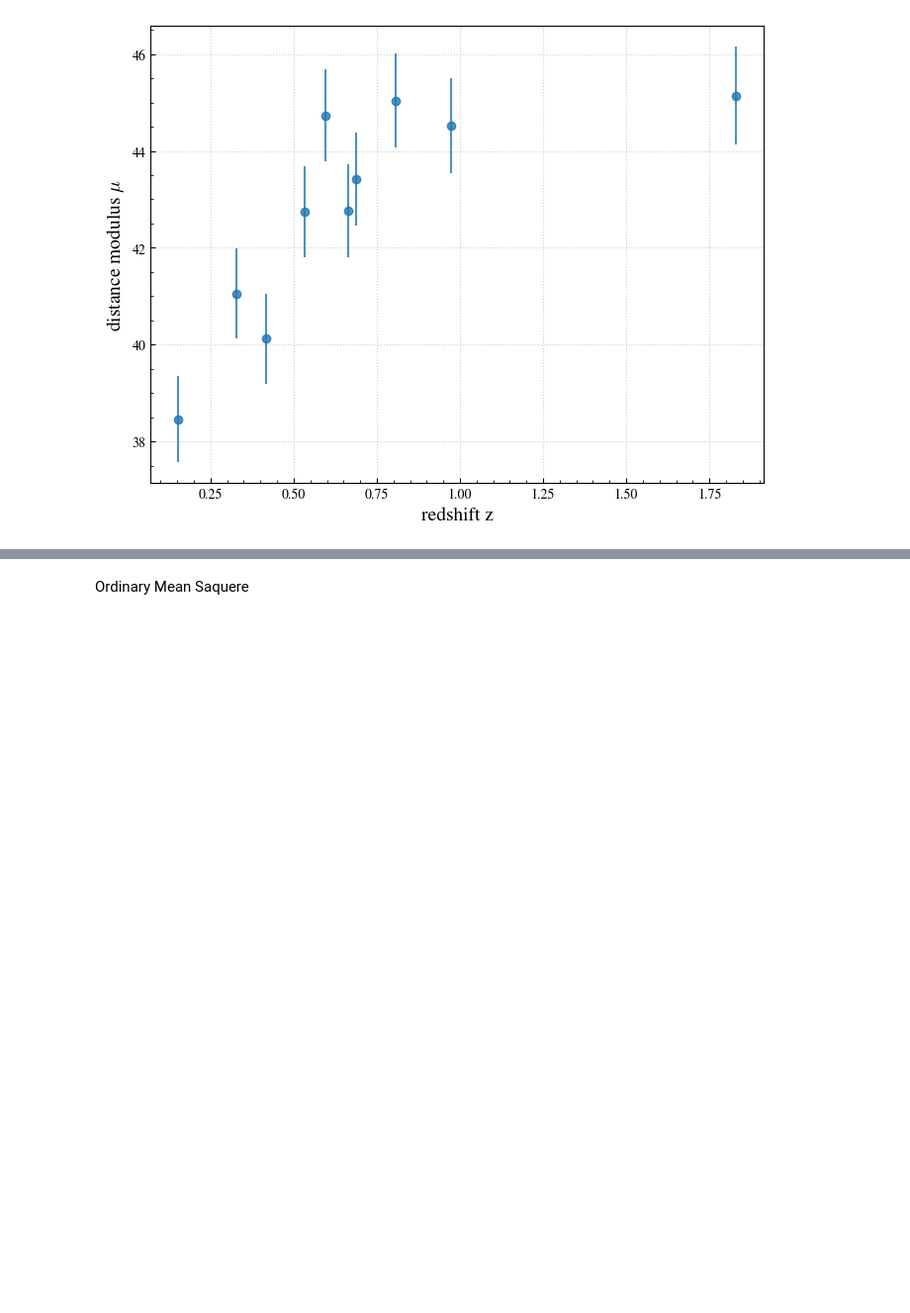
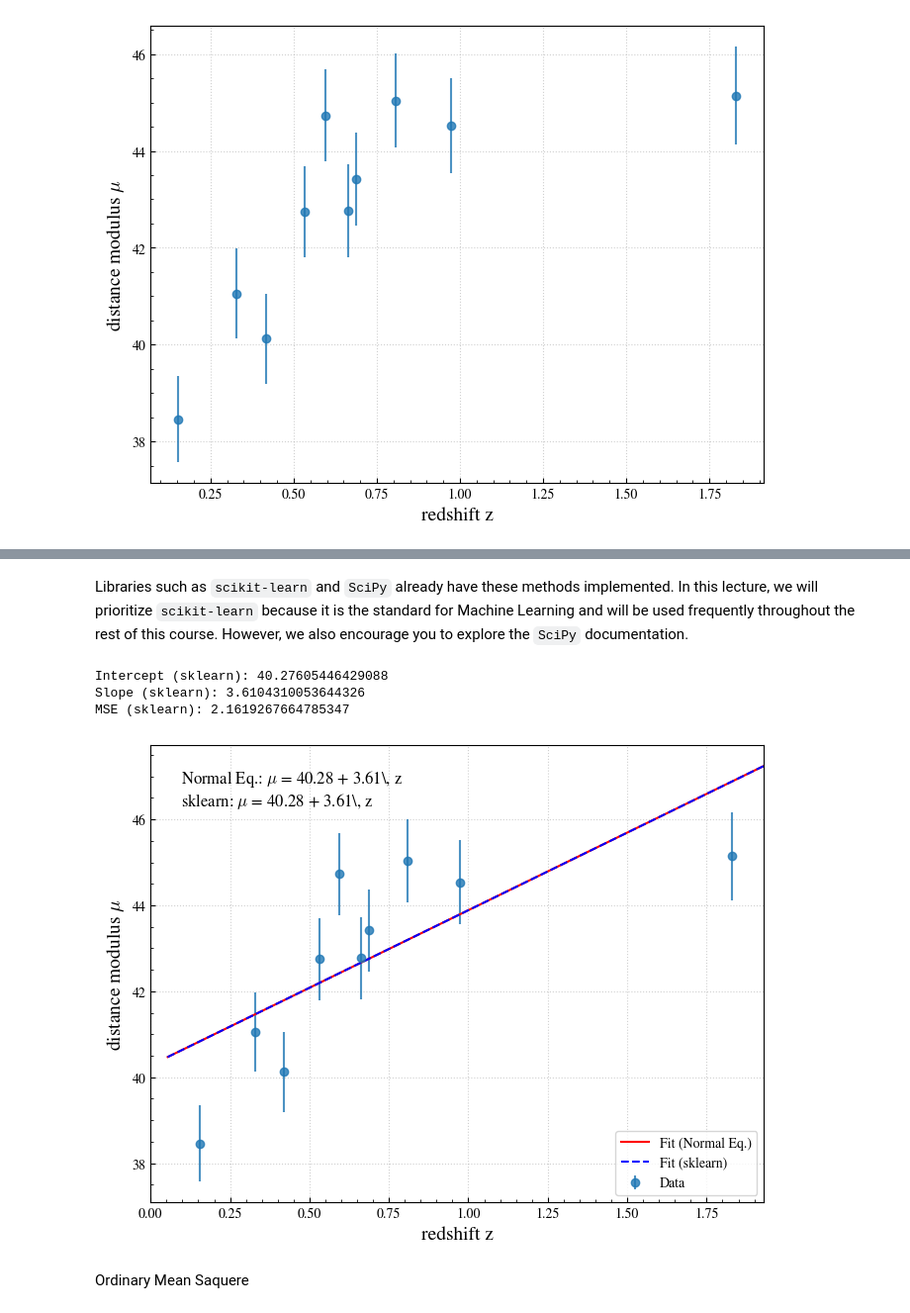
Before and after one commit to jurados/AS4501_Astroinformatic, a Jupyter notebook: Auxiliar/AUX1_LinearRegression.ipynb, the cells around one changed output, grey strips where cells are left out. Shown at 99% size. Saved outputs shown, nothing was run; the diff lists cells and outputs as text; code cells hidden in the pictures; blank space fills up the shorter version.

```diff
--- a/Auxiliar/AUX1_LinearRegression.ipynb
+++ b/Auxiliar/AUX1_LinearRegression.ipynb
@@ -68,2 +183,43 @@ In linear regression, we want to find the **weights** (intercept $\theta_0$ and
+# %% [markdown]
+Libraries such as `scikit-learn` and `SciPy` already have these methods implemented. In this lecture, we will prioritize `scikit-learn` because it is the standard for Machine Learning and will be used frequently throughout the rest of this course. However, we also encourage you to explore the `SciPy` documentation.
+# %%
+from sklearn.linear_model import LinearRegression
+from sklearn.metrics import mean_squared_error
+
+model = LinearRegression()
+model.fit(X, y)
+
+intercept_sklearn = model.intercept_
+slope_sklearn     = model.coef_[0]
+
+print('Intercept (sklearn):', intercept_sklearn)
+print('Slope (sklearn):', slope_sklearn)
+
+y_fit_sklearn = model.predict(X)
+mse_sklearn = mean_squared_error(y, y_fit_sklearn)
+print('MSE (sklearn):', mse_sklearn)
+# %% [output]
+Intercept (sklearn): 40.27605446429088
+Slope (sklearn): 3.6104310053644326
+MSE (sklearn): 2.1619267664785347
+# %%
+theta_sklearn  = np.array([intercept_sklearn, slope_sklearn])
+mu_fit_sklearn = X_fit @ theta
+
+
+fig, ax = plt.subplots(figsize=(8, 6))
+ax.errorbar(z_sample, mu_sample, yerr=dmu_sample, fmt='o', alpha=0.8, label='Data')
+ax.plot(z_fit, mu_fit, color='red', label='Fit (Normal Eq.)')
+ax.plot(z_fit, mu_fit_sklearn, color='blue', linestyle='--', label='Fit (sklearn)')
+ax.set_xlabel('redshift z', fontsize=14)
+ax.set_ylabel(r'distance modulus $\mu$', fontsize=14)
+ax.text(0.05, 0.95, fr'Normal Eq.: $\mu$ = {theta[0]:.2f} + {theta[1]:.2f} z', transform=ax.transAxes, fontsize=12, verticalalignment='top')
+ax.text(0.05, 0.90, fr'sklearn: $\mu$ = {intercept_sklearn:.2f} + {slope_sklearn:.2f} z', transform=ax.transAxes, fontsize=12, verticalalignment='top')
+ax.set_xlim(0.0, z_sample.max()+0.1)
+ax.legend()
+plt.grid()
+plt.show()
+# %% [output]
+[figure, added]
 # %% [markdown]
 Ordinary Mean Saquere
```
Also changed, not shown: parts of 10 cells of this notebook.
